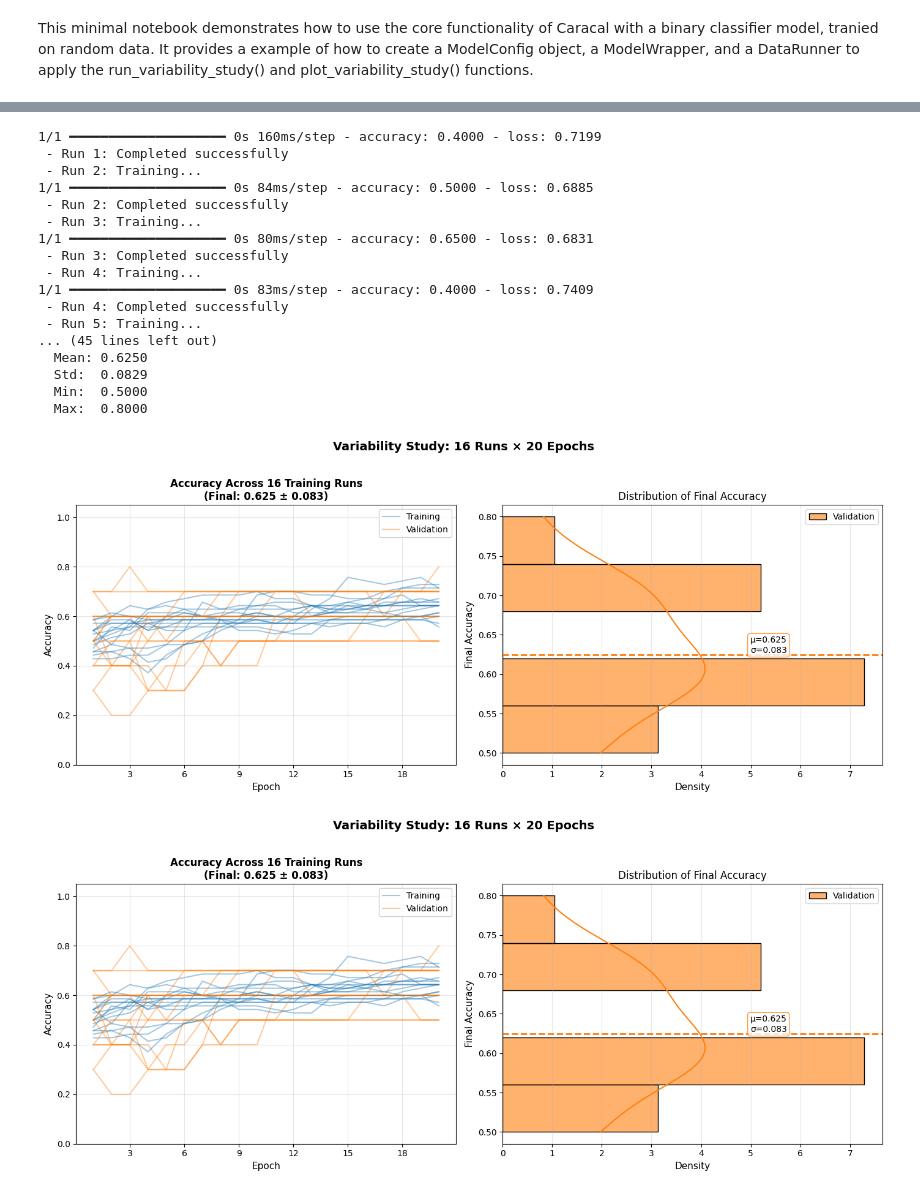
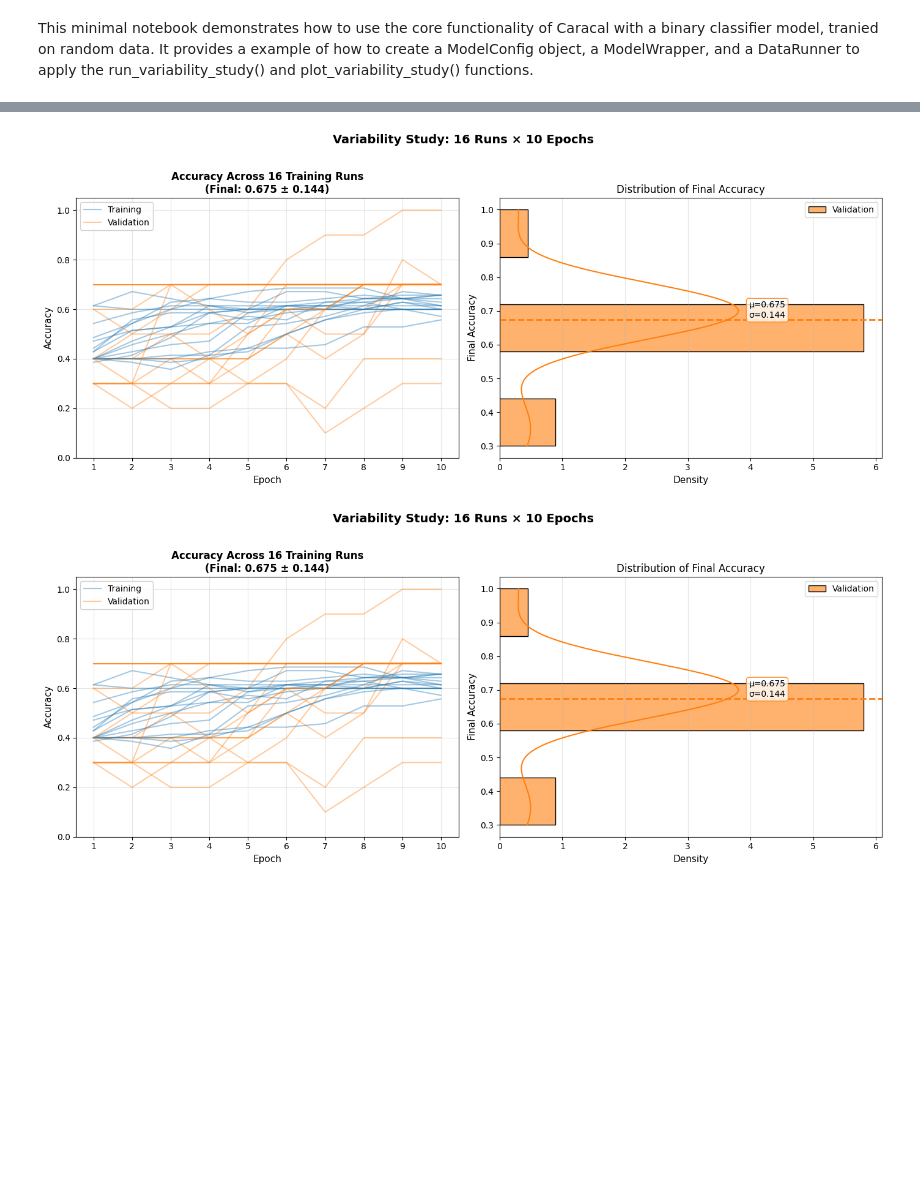
Before and after one commit to skizlik/caracal, a Jupyter notebook: examples/caracal_ex_1.ipynb, the cells around one changed output, grey strips where cells are left out. Cells and saved outputs as stored; diff of their text form; code cells hidden in the pictures; blank space fills up the shorter version.

```diff
--- a/examples/caracal_ex_1.ipynb
+++ b/examples/caracal_ex_1.ipynb
@@ -57,7 +57,7 @@ results = cr.run_variability_study(
     data_handler=data_handler,
     model_config=model_config,
     num_runs=16,
-    epochs_per_run=20   # yes, this will in fact override the value provided in the ModelConfig, if it's provided here
+    epochs_per_run=10   # yes, this will in fact override the value provided in the ModelConfig, if it's provided here
 )
 
 # Use the enhanced results object
@@ -104,19 +92,2 @@ I0000 00:00:1763417018.900347     191 device_compiler.h:188] Compiled cluster us
-1/1 ━━━━━━━━━━━━━━━━━━━━ 0s 160ms/step - accuracy: 0.4000 - loss: 0.7199
- - Run 1: Completed successfully
- - Run 2: Training...
-1/1 ━━━━━━━━━━━━━━━━━━━━ 0s 84ms/step - accuracy: 0.5000 - loss: 0.6885
- - Run 2: Completed successfully
- - Run 3: Training...
-1/1 ━━━━━━━━━━━━━━━━━━━━ 0s 80ms/step - accuracy: 0.6500 - loss: 0.6831
- - Run 3: Completed successfully
- - Run 4: Training...
-1/1 ━━━━━━━━━━━━━━━━━━━━ 0s 83ms/step - accuracy: 0.4000 - loss: 0.7409
- - Run 4: Completed successfully
- - Run 5: Training...
-... (45 lines left out)
-  Mean: 0.6250
-  Std:  0.0829
-  Min:  0.5000
-  Max:  0.8000
-[figure, old version]
+[figure, new version]
-[figure, old version]
+[figure, new version]
```
Also changed, not shown: parts of 2 cells of this notebook, 4 other files.
